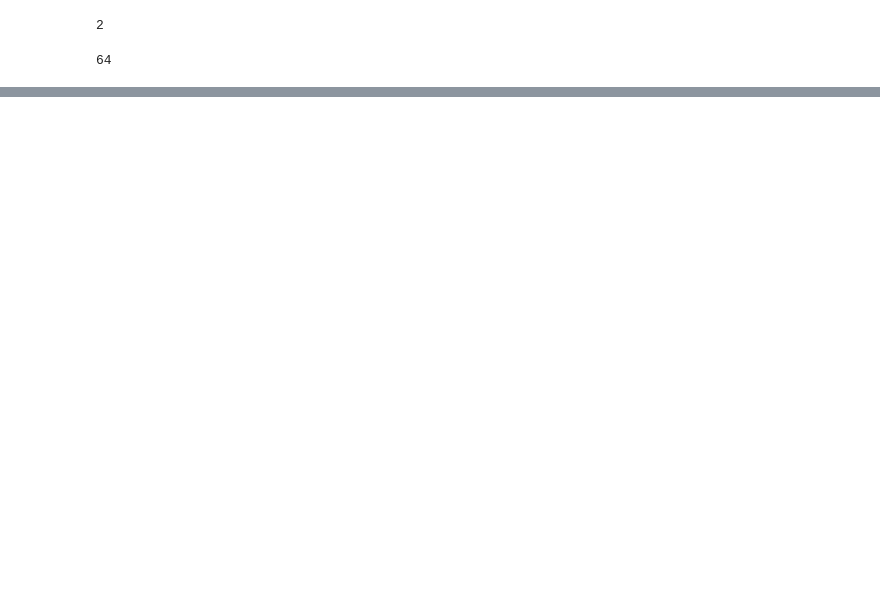
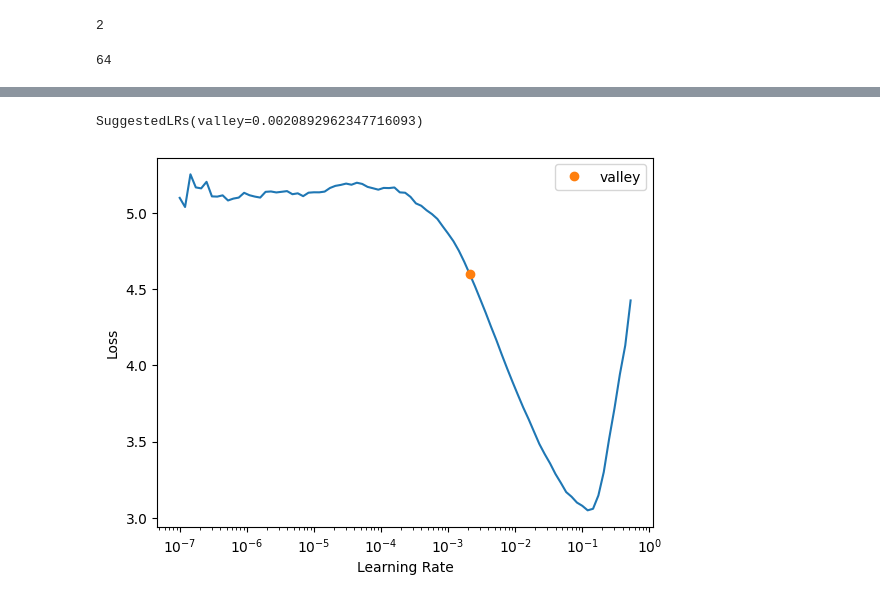
Before and after one commit to Mounish2023/fastaicourse, a Jupyter notebook: ImageClassification.ipynb, the cells around one changed output, grey strips where cells are left out. Cells and saved outputs as stored; diff of their text form; code cells hidden in the pictures; blank space fills up the shorter version.

```diff
--- a/ImageClassification.ipynb
+++ b/ImageClassification.ipynb
@@ -176,0 +129,4 @@ interp.most_confused(min_val=5)
+# %%
+learn_lr_finder = vision_learner(dls, resnet34, metrics=error_rate)
+learn_lr_finder.lr_find()
+# %% [output]
@@ -176,0 +134,2 @@ interp.most_confused(min_val=5)
+SuggestedLRs(valley=0.0020892962347716093)
+[figure, added]
```
Also changed, not shown: parts of 35 cells of this notebook.
